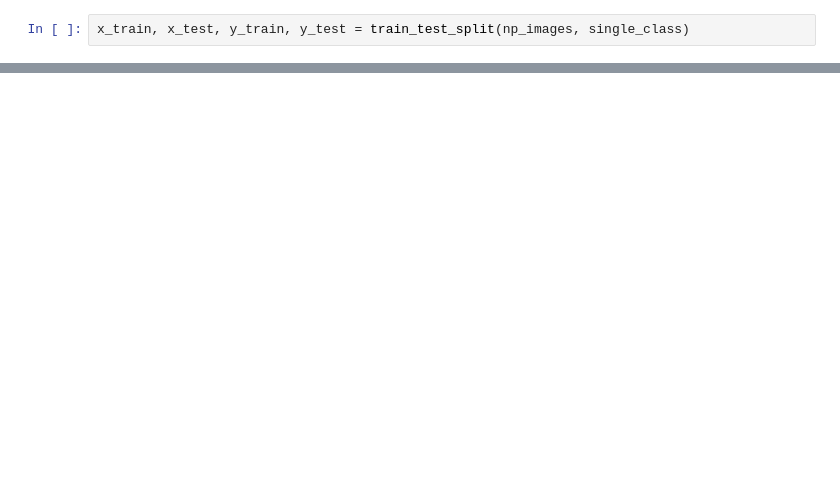
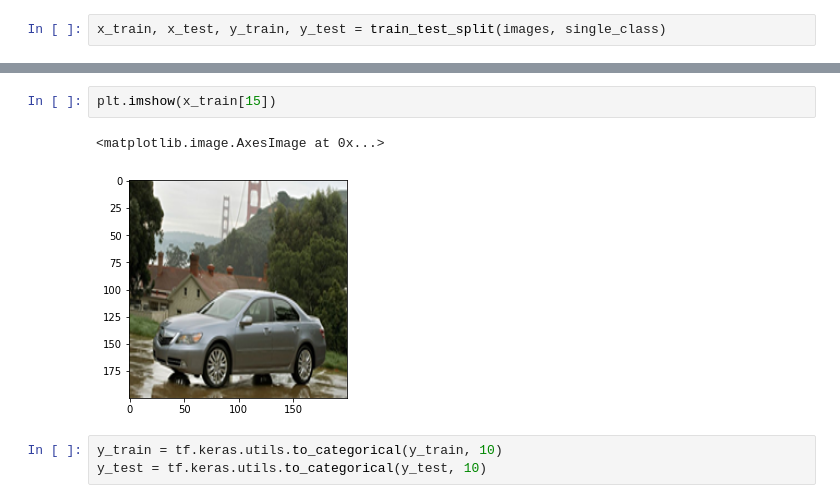
Before and after one commit to Justin-Singh125125/Fall-2021, a Jupyter notebook: CSC-180/Final Project/index.ipynb, the cells around one changed output, grey strips where cells are left out. Cells and saved outputs as stored; diff of their text form; blank space fills up the shorter version.

```diff
--- a/CSC-180/Final Project/index.ipynb
+++ b/CSC-180/Final Project/index.ipynb
@@ -46,3 +49,3 @@ Acura RL Sedan 2012
 (32,)
 # %%
-x_train, x_test, y_train, y_test = train_test_split(np_images, single_class)
+x_train, x_test, y_train, y_test = train_test_split(images, single_class)
@@ -49 +69,9 @@ x_train, x_test, y_train, y_test = train_test_split(np_images, single_class)
+# %%
+plt.imshow(x_train[15])
+# %% [output]
+<matplotlib.image.AxesImage at 0x...>
+[figure, added]
+# %%
+y_train = tf.keras.utils.to_categorical(y_train, 10)
+y_test = tf.keras.utils.to_categorical(y_test, 10)
 # %%
```
Also changed, not shown: parts of 9 cells of this notebook.
